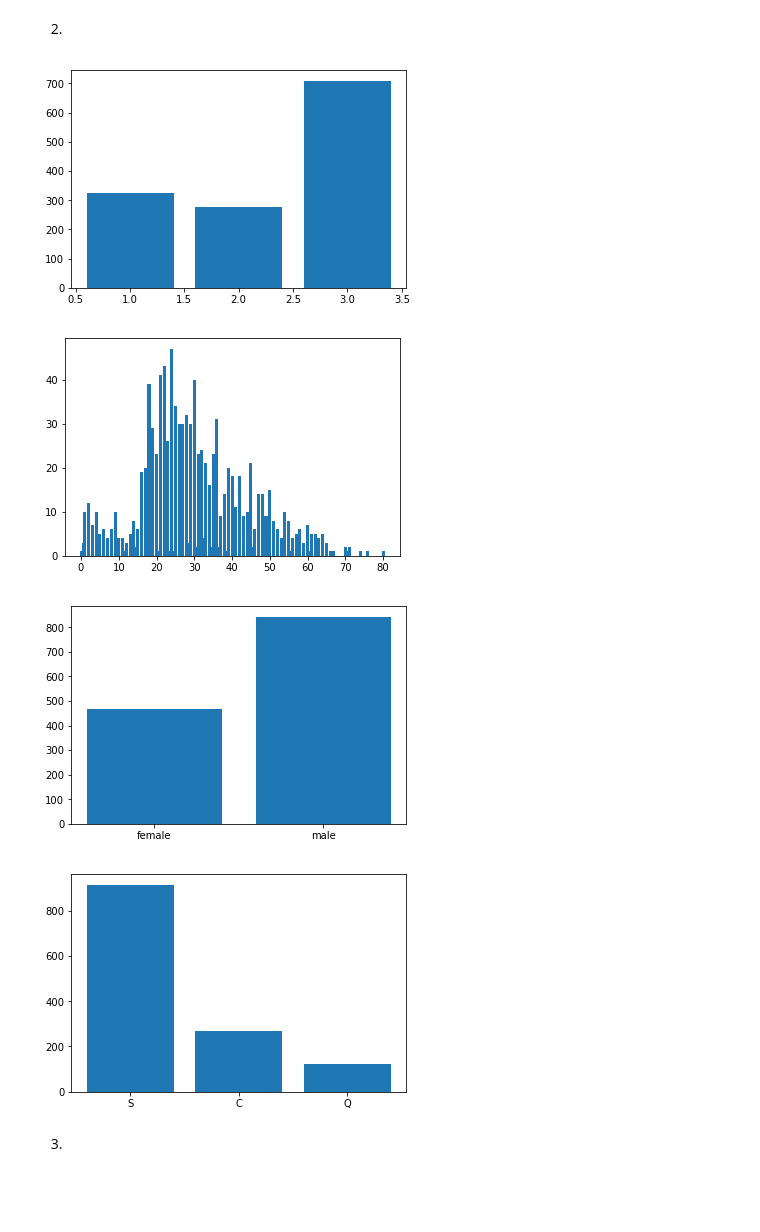
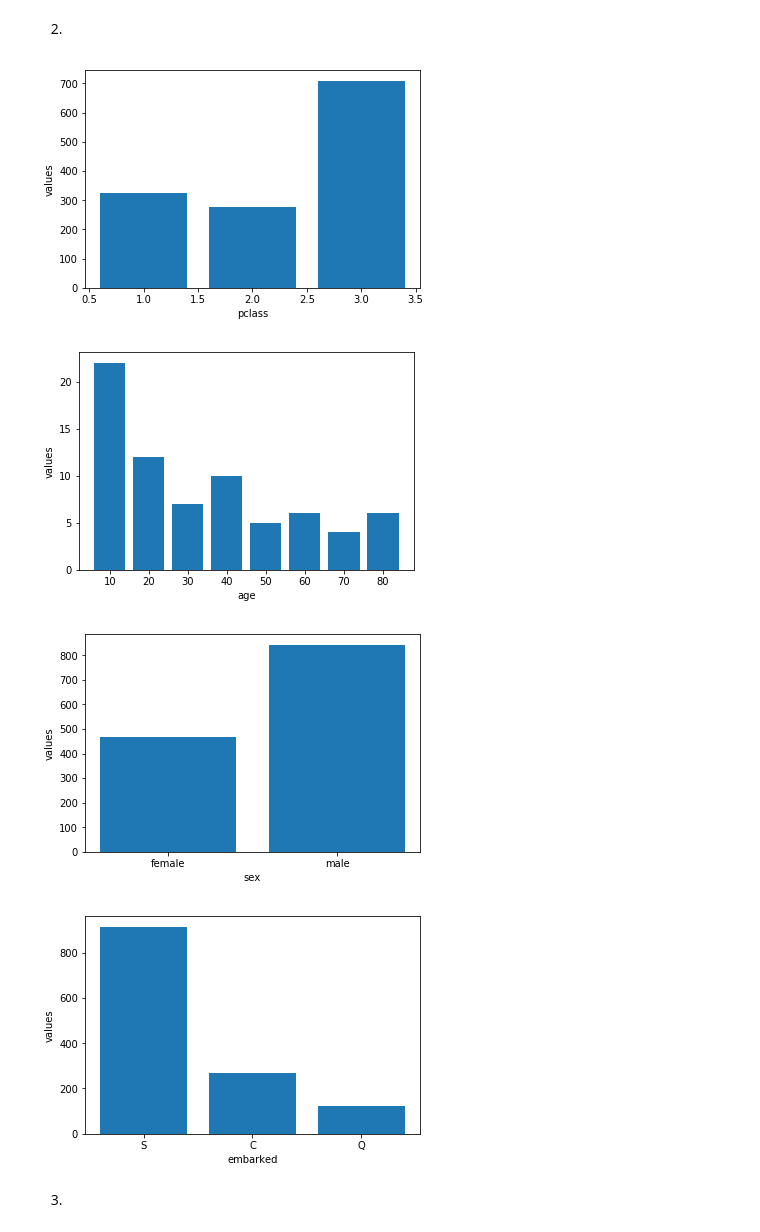
Before and after one commit to antonino-barbera/seanbi, a Jupyter notebook: HW1/Homework 1.ipynb, the cells around one changed output. Cells and saved outputs as stored; diff of their text form; code cells hidden in the pictures; blank space fills up the shorter version.

```diff
--- a/HW1/Homework 1.ipynb
+++ b/HW1/Homework 1.ipynb
@@ -349,31 +349,40 @@ dtype: object
 # %%
 def histogram(data,column):
     uniques=data[column].unique()
     #print(uniques)
     if(type(uniques[0])==type("")):
         uniques=uniques[pd.notnull(uniques)]
         uniques.sort()
     else:
         uniques.sort()
     hist=[]
-    for unique in uniques:
-        hist.append(sum(data[column]==unique))
+    if(column=='age'):
+        decade_slots=int(max(uniques)/10)
+        for i in range(0,decade_slots):
+            hist.append(sum((data[column]>i)&(data[column]<= i+1)))
+    else:
+        for unique in uniques:
+            hist.append(sum(data[column]==unique))
     if(type(uniques[0])==type("")):
         plot.bar(range(0,len(uniques)),hist)
         plot.xticks(range(0,len(uniques)), uniques)
+    elif(column=='age'):
+        plot.bar([i*10 for i in range(1,decade_slots+1)],hist,width=8)
     else:
         plot.bar(uniques,hist)
+    plot.xlabel(column)
+    plot.ylabel('values')
     plot.show()
     return hist
 pclass_hist=histogram(titanic,'pclass')
 age_hist=histogram(titanic,'age')
 sex_hist=histogram(titanic,'sex')
 embarked_hist=histogram(titanic,'embarked')
 # %% [output]
-[figure, old version]
+[figure, new version]
-[figure, old version]
+[figure, new version]
-[figure, old version]
+[figure, new version]
-[figure, old version]
+[figure, new version]
 # %% [markdown]
 3.
 # %%
```
Also changed, not shown: parts of 1 cell of this notebook.
